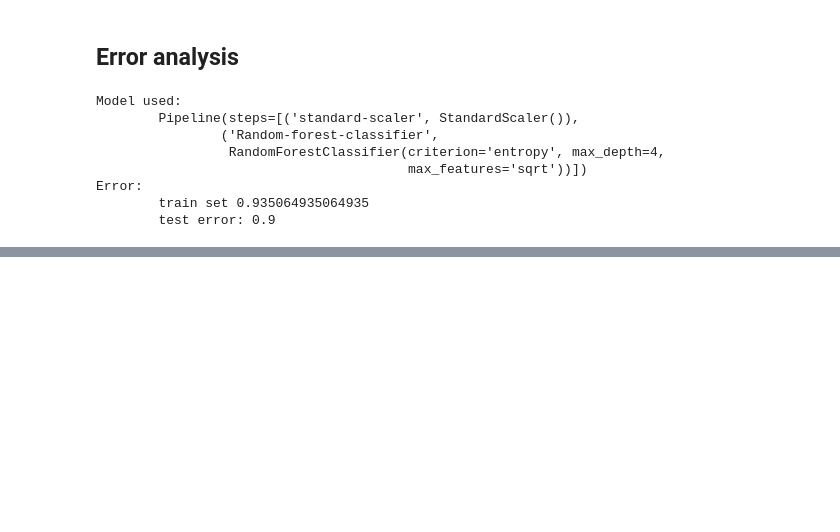
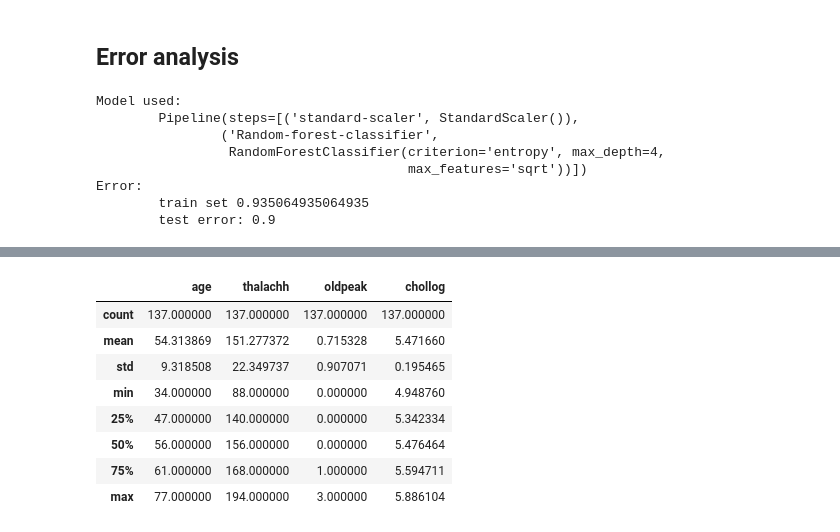
Before and after one commit to alejoaj22/ml-tarea-competencia, a Jupyter notebook: report _tarea_reto.ipynb, the cells around one changed output, grey strips where cells are left out. Drawn from its saved outputs; the diff is of its cells as text; code cells hidden in the pictures; blank space fills up the shorter version.

```diff
--- a/report _tarea_reto.ipynb
+++ b/report _tarea_reto.ipynb
@@ -578,2 +574,14 @@ Al realizar una primera validación de los errores se identifica que la mitad de
+# %%
+dataset["train"][0].describe()
+# %% [output]
+|  | age | thalachh | oldpeak | chollog |
+| count | 137.000000 | 137.000000 | 137.000000 | 137.000000 |
+| mean | 54.313869 | 151.277372 | 0.715328 | 5.471660 |
+| std | 9.318508 | 22.349737 | 0.907071 | 0.195465 |
+| min | 34.000000 | 88.000000 | 0.000000 | 4.948760 |
+| 25% | 47.000000 | 140.000000 | 0.000000 | 5.342334 |
+| 50% | 56.000000 | 156.000000 | 0.000000 | 5.476464 |
+| 75% | 61.000000 | 168.000000 | 1.000000 | 5.594711 |
+| max | 77.000000 | 194.000000 | 3.000000 | 5.886104 |
 # %%
 plt.hist()
```
Also changed, not shown: parts of 3 cells of this notebook.
